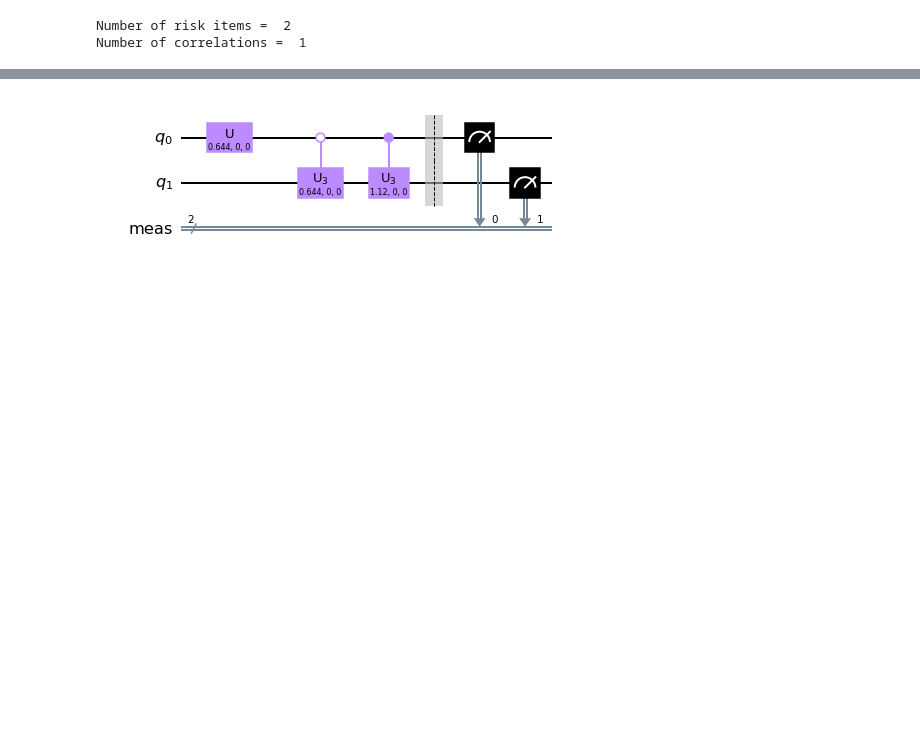
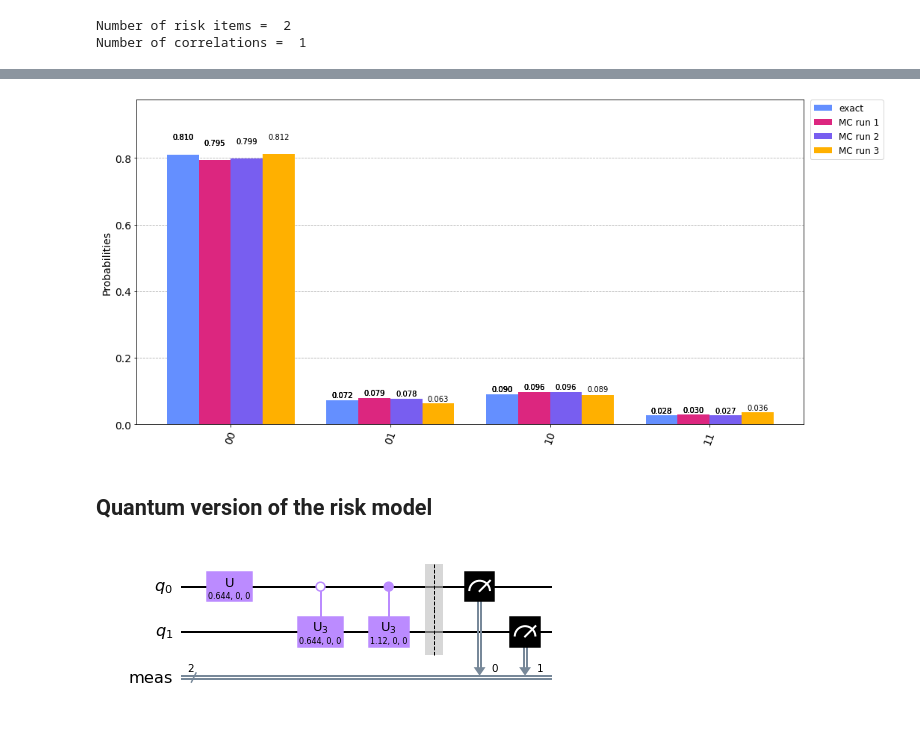
Before and after one commit to JoSQUANTUM/pygrnd, a Jupyter notebook: notebooks/risk_model.ipynb, the cells around one changed output, grey strips where cells are left out. Saved outputs shown, nothing was run; the diff lists cells and outputs as text; code cells hidden in the pictures; blank space fills up the shorter version.

```diff
--- a/notebooks/risk_model.ipynb
+++ b/notebooks/risk_model.ipynb
@@ -86,3 +99,16 @@ for i in range(len(probs)):
+# %%
+#
+# Compare exact result with three Monte Carlo evaluations of the risk model with 1000 rounds each.
+#
+rounds=1000
+probsMonteCarlo1=evaluateRiskModelMonteCarlo(nodes, edges, probsNodes, probsEdges, rounds)
+probsMonteCarlo2=evaluateRiskModelMonteCarlo(nodes, edges, probsNodes, probsEdges, rounds)
+probsMonteCarlo3=evaluateRiskModelMonteCarlo(nodes, edges, probsNodes, probsEdges, rounds)
+plot_histogram([probsExact, probsMonteCarlo1, probsMonteCarlo2, probsMonteCarlo3], legend=['exact', 'MC run 1', 'MC run 2', 'MC run 3'], figsize=(16,8))
+# %% [output]
+[figure, added]
+# %% [markdown]
+## Quantum version of the risk model
 # %%
 #
 # Execute function to build a Qiskit gate with the risk model.
```
Also changed, not shown: parts of 9 cells of this notebook.
